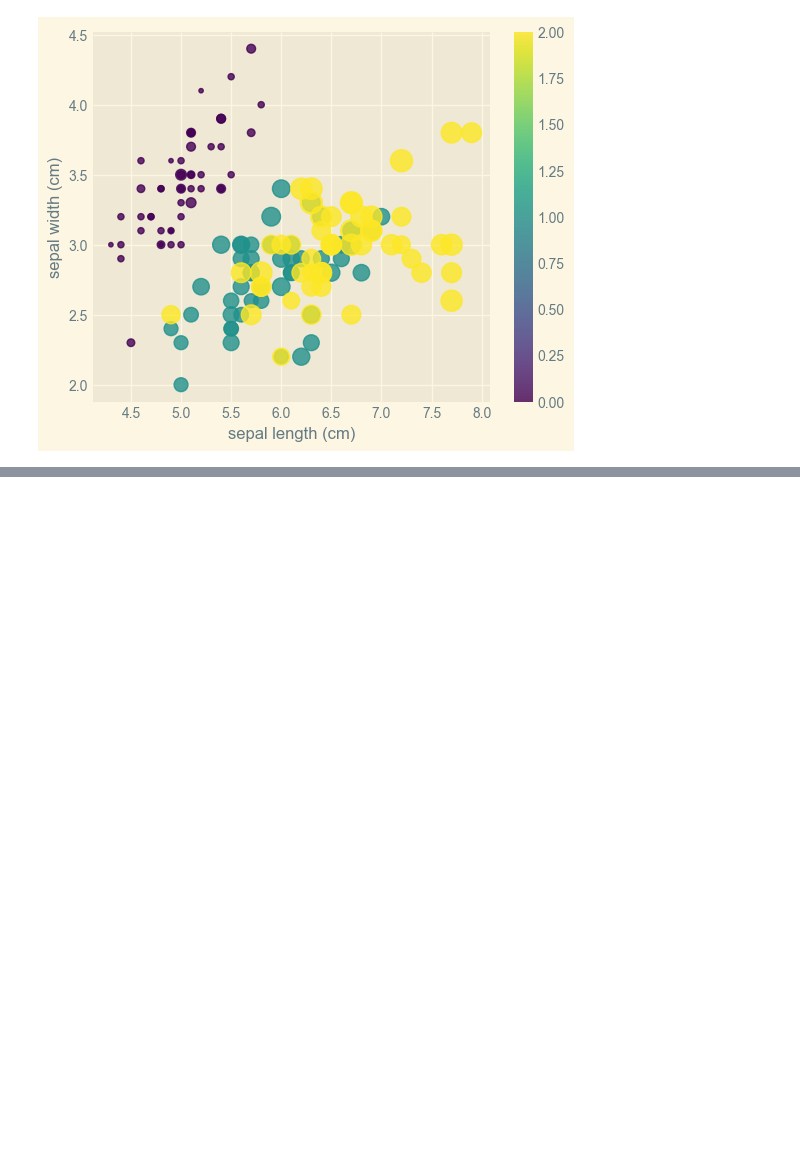
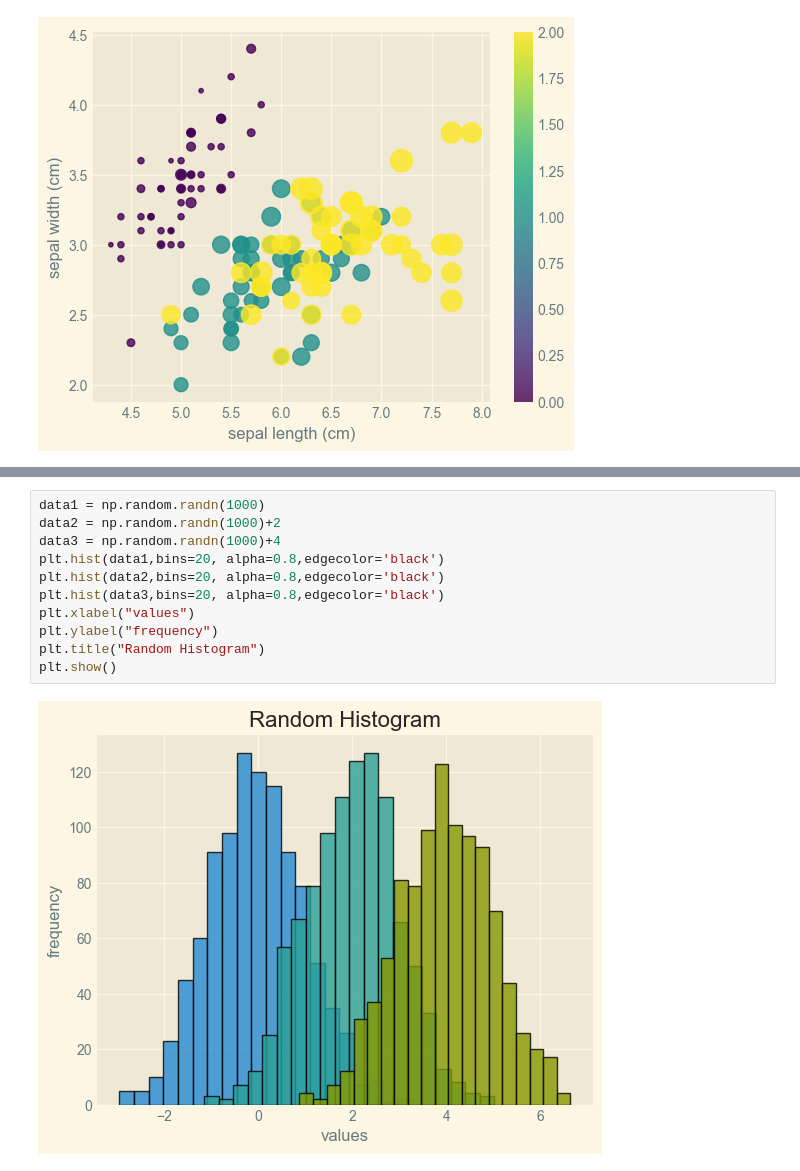
Before and after one commit to Anurag180203/jupyter_notebooks, a Jupyter notebook: Notebook5Matplotlib.ipynb, the cells around one changed output, grey strips where cells are left out. Drawn from its saved outputs; the diff is of its cells as text; blank space fills up the shorter version.

```diff
--- a/Notebook5Matplotlib.ipynb
+++ b/Notebook5Matplotlib.ipynb
@@ -258,0 +270,13 @@ plt.show()
+# %%
+data1 = np.random.randn(1000)
+data2 = np.random.randn(1000)+2
+data3 = np.random.randn(1000)+4
+plt.hist(data1,bins=20, alpha=0.8,edgecolor='black')
+plt.hist(data2,bins=20, alpha=0.8,edgecolor='black')
+plt.hist(data3,bins=20, alpha=0.8,edgecolor='black')
+plt.xlabel("values")
+plt.ylabel("frequency")
+plt.title("Random Histogram")
+plt.show()
+# %% [output]
+[figure, added]
```
Also changed, not shown: parts of 16 cells of this notebook.
